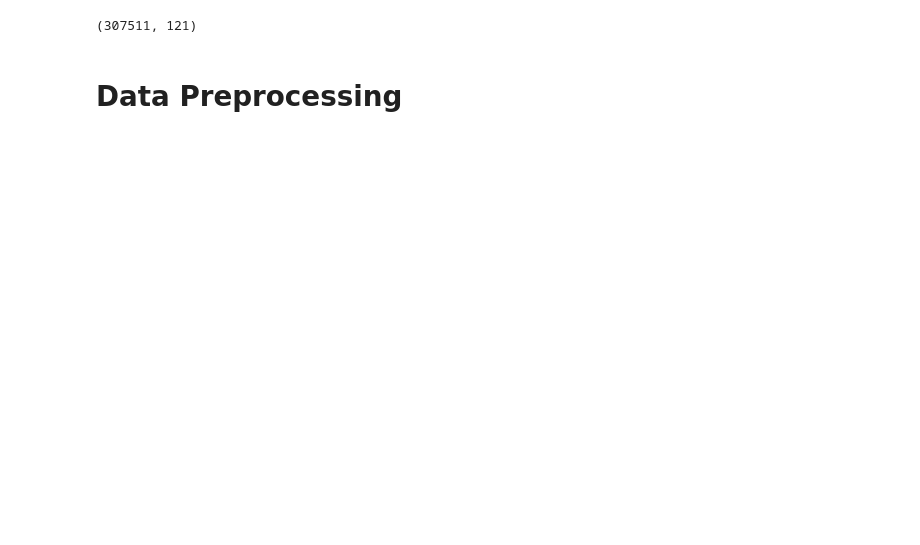
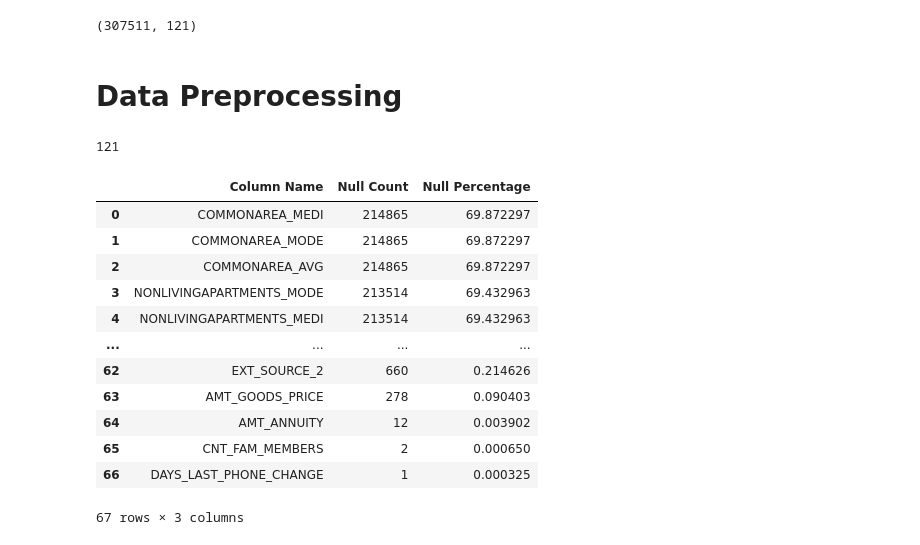
Before and after one commit to chfaizan2/Credit-Worthiness-Prediction-Using-Machine-Learning, a Jupyter notebook: Credit_Worthiness_Prediction_Using_Machine_Learning.ipynb, the cells around one changed output. Saved outputs shown, nothing was run; the diff lists cells and outputs as text; code cells hidden in the pictures; blank space fills up the shorter version.

```diff
--- a/Credit_Worthiness_Prediction_Using_Machine_Learning.ipynb
+++ b/Credit_Worthiness_Prediction_Using_Machine_Learning.ipynb
@@ -9,7 +9,7 @@ import warnings
 warnings.filterwarnings('ignore')
 # %%
 # Reading File
-df = pd.read_csv('/content/application_train.csv', encoding = 'latin1')
+df = pd.read_csv('/content/drive/MyDrive/DataSets/application_train.csv', encoding = 'latin1')
 pd.set_option('display.max_columns', 150)
 df.head()
 # %% [output]
@@ -47,3 +47,45 @@ df.shape
 (307511, 121)
 # %% [markdown]
 # Data Preprocessing
+# %%
+# Initial column count
+initial_columns_count = df.shape[1]
+initial_columns_count
+# %% [output]
+121
+# %%
+# Checking null values and their percentage
+def check_null_values(df):
+    null_counts = df.isnull().sum()
+    null_percentages = (null_counts / len(df)) * 100
+
+    null_stats = pd.DataFrame({
+        'Column Name': null_counts.index,
+        'Null Count': null_counts.values,
+        'Null Percentage': null_percentages.values
+    })
+
+    # Filterd out columns with no null values
+    null_stats = null_stats[null_stats['Null Count'] > 0]
+
+    # Sorting by null count in descending order
+    null_stats = null_stats.sort_values(by='Null Count', ascending=False)
+    null_stats.reset_index(drop=True, inplace=True)
+
+    return null_stats
+# %%
+check_null_values(df)
+# %% [output]
+|  | Column Name | Null Count | Null Percentage |
+| 0 | COMMONAREA_MEDI | 214865 | 69.872297 |
+| 1 | COMMONAREA_MODE | 214865 | 69.872297 |
+| 2 | COMMONAREA_AVG | 214865 | 69.872297 |
+| 3 | NONLIVINGAPARTMENTS_MODE | 213514 | 69.432963 |
+| 4 | NONLIVINGAPARTMENTS_MEDI | 213514 | 69.432963 |
+| ... | ... | ... | ... |
+| 62 | EXT_SOURCE_2 | 660 | 0.214626 |
+| 63 | AMT_GOODS_PRICE | 278 | 0.090403 |
+| 64 | AMT_ANNUITY | 12 | 0.003902 |
+| 65 | CNT_FAM_MEMBERS | 2 | 0.000650 |
+| 66 | DAYS_LAST_PHONE_CHANGE | 1 | 0.000325 |
+67 rows × 3 columns
```
Also changed, not shown: parts of 1 cell of this notebook.
